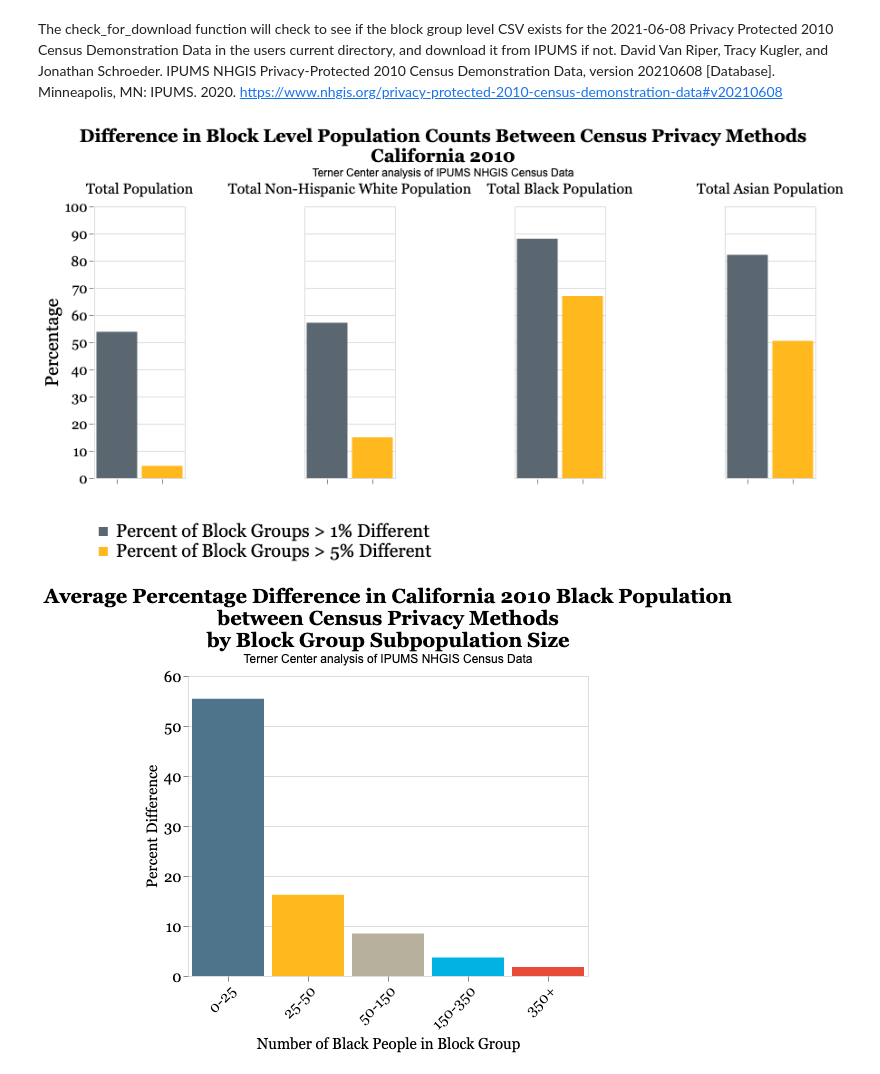
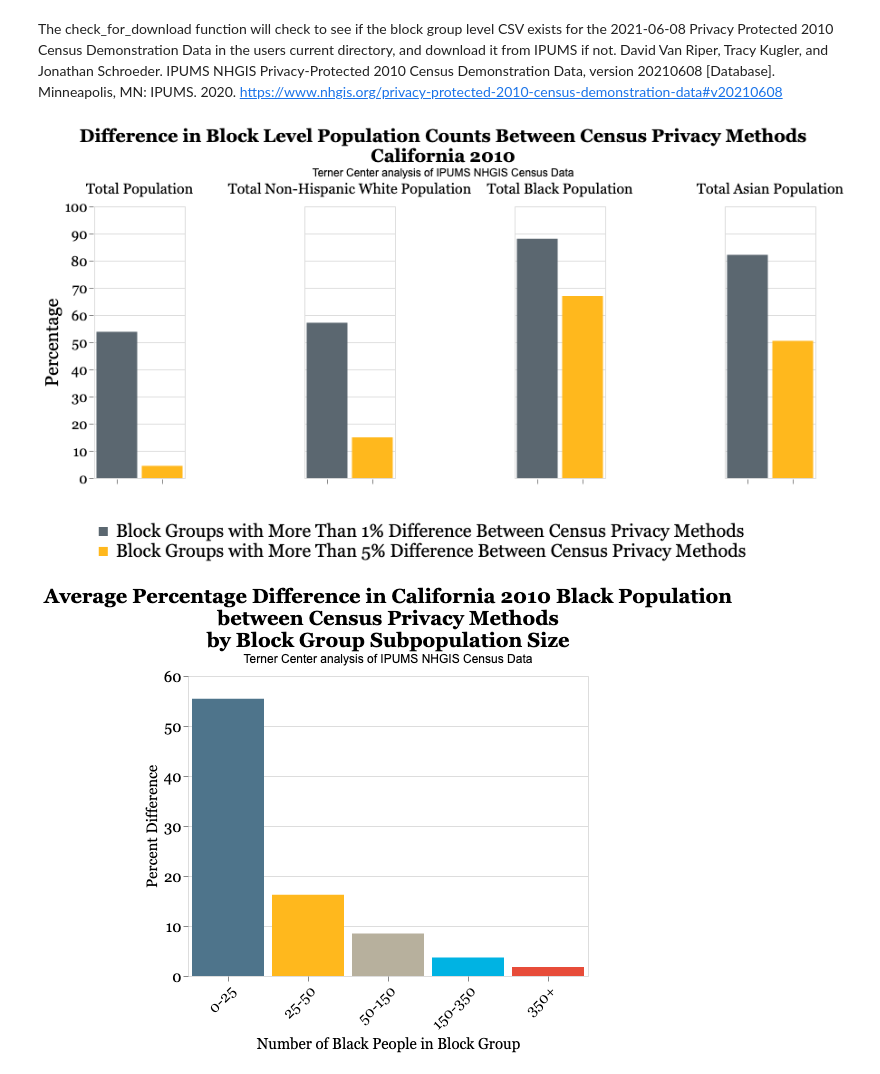
Before and after one commit to Terner-Center/2020_Census_Differential_Privacy, a Jupyter notebook: Differential_Privacy_Census_Final.ipynb, the cells around one changed output. Drawn from its saved outputs; the diff is of its cells as text; code cells hidden in the pictures.

Commit message:
updated graphic legend

```diff
--- a/Differential_Privacy_Census_Final.ipynb
+++ b/Differential_Privacy_Census_Final.ipynb
@@ -83,26 +81,29 @@ asian["Population"] = "Total Asian Population"
 white["Population"] = "Total Non-Hispanic White Population"
 overall = pd.concat([total, black, asian, white])
 #label block groups with deviations greater than X percent
-overall["Percent of Block Groups > 5% Different"] = np.where(overall["pct_change_absolute_value"]>5,1,0)
-overall["Percent of Block Groups > 1% Different"] = np.where(overall["pct_change_absolute_value"]>1,1,0)
+five_percent_diff_title = "Block Groups with More Than 5% Difference Between Census Privacy Methods"
+one_percent_diff_title = "Block Groups with More Than 1% Difference Between Census Privacy Methods"
 
-overall = overall[["Population","Percent of Block Groups > 5% Different","Percent of Block Groups > 1% Different"]].groupby("Population").mean().reset_index()
-overall[["Percent of Block Groups > 5% Different","Percent of Block Groups > 1% Different"]] = overall[["Percent of Block Groups > 5% Different","Percent of Block Groups > 1% Different"]]  * 100
+overall[five_percent_diff_title] = np.where(overall["pct_change_absolute_value"]>5,1,0)
+overall[one_percent_diff_title] = np.where(overall["pct_change_absolute_value"]>1,1,0)
+
+overall = overall[["Population",five_percent_diff_title,one_percent_diff_title]].groupby("Population").mean().reset_index()
+overall[[five_percent_diff_title,one_percent_diff_title]] = overall[[five_percent_diff_title,one_percent_diff_title]]  * 100
 #reshape for graphing
 overall = overall.melt(id_vars="Population")
 # %%
 #Figure 1
 alt.Chart(overall).mark_bar().encode(
     alt.X('variable:O',title=" ", axis=alt.Axis(labels=False)),
-    alt.Y('value',title="Percentage", scale=alt.Scale(domain=[0, 100])),color=alt.Color('variable:O',title="",scale=alt.Scale(domain=['Percent of Block Groups > 1% Different',"Percent of Block Groups > 5% Different"],
+    alt.Y('value',title="Percentage", scale=alt.Scale(domain=[0, 100])),color=alt.Color('variable:O',title="",scale=alt.Scale(domain=[one_percent_diff_title,five_percent_diff_title],
                               range=['#5B6770','#FFB81D',])),
     column=alt.Column('Population',title="",spacing=130,sort=['Total Population',"Total Non-Hispanic White Population","Total Black Population","Total Asian Population"], header=alt.Header(labelFontSize=16,labelFont="Georgia")),
                     ).properties(
     title={
       "text": ["Difference in Block Level Population Counts Between Census Privacy Methods"," California 2010"],
     "subtitle":["Terner Center analysis of IPUMS NHGIS Census Data"]}).configure_title(fontSize=20,anchor="middle",font="Georgia").configure_legend(direction="vertical",labelLimit= 0,titleLimit=0,titleFontSize=18,
 labelFontSize=20,labelFont="Georgia",titleFont="Georgia",orient="bottom").configure_axis(domain=False,labelFont='Georgia',titleFont='Georgia',titleFontWeight="normal",labelFontSize=15,titleFontSize=20).properties(
     width=100
 )
 # %% [output]
-[figure, old version]
+[figure, new version]
```
Also changed, not shown: parts of 4 cells of this notebook.
